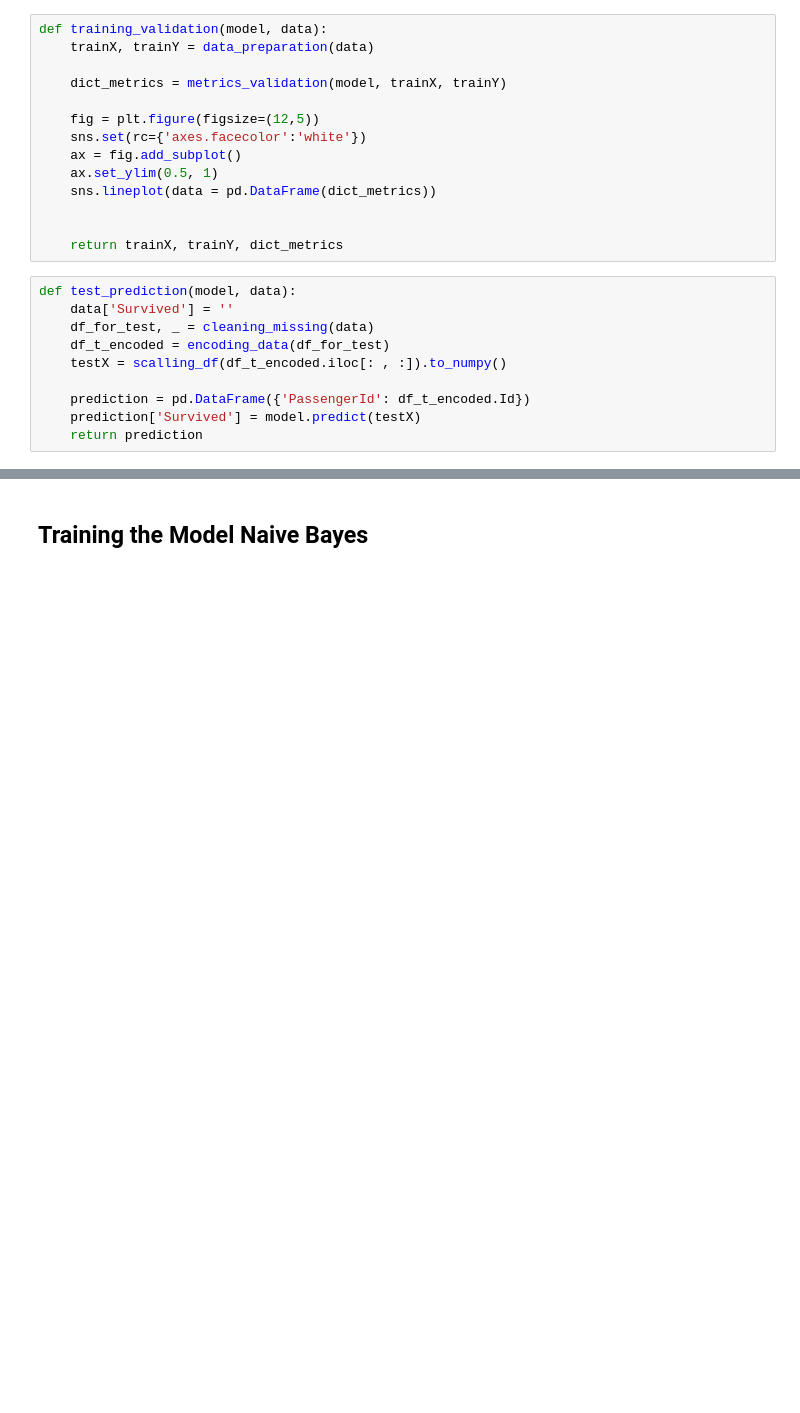
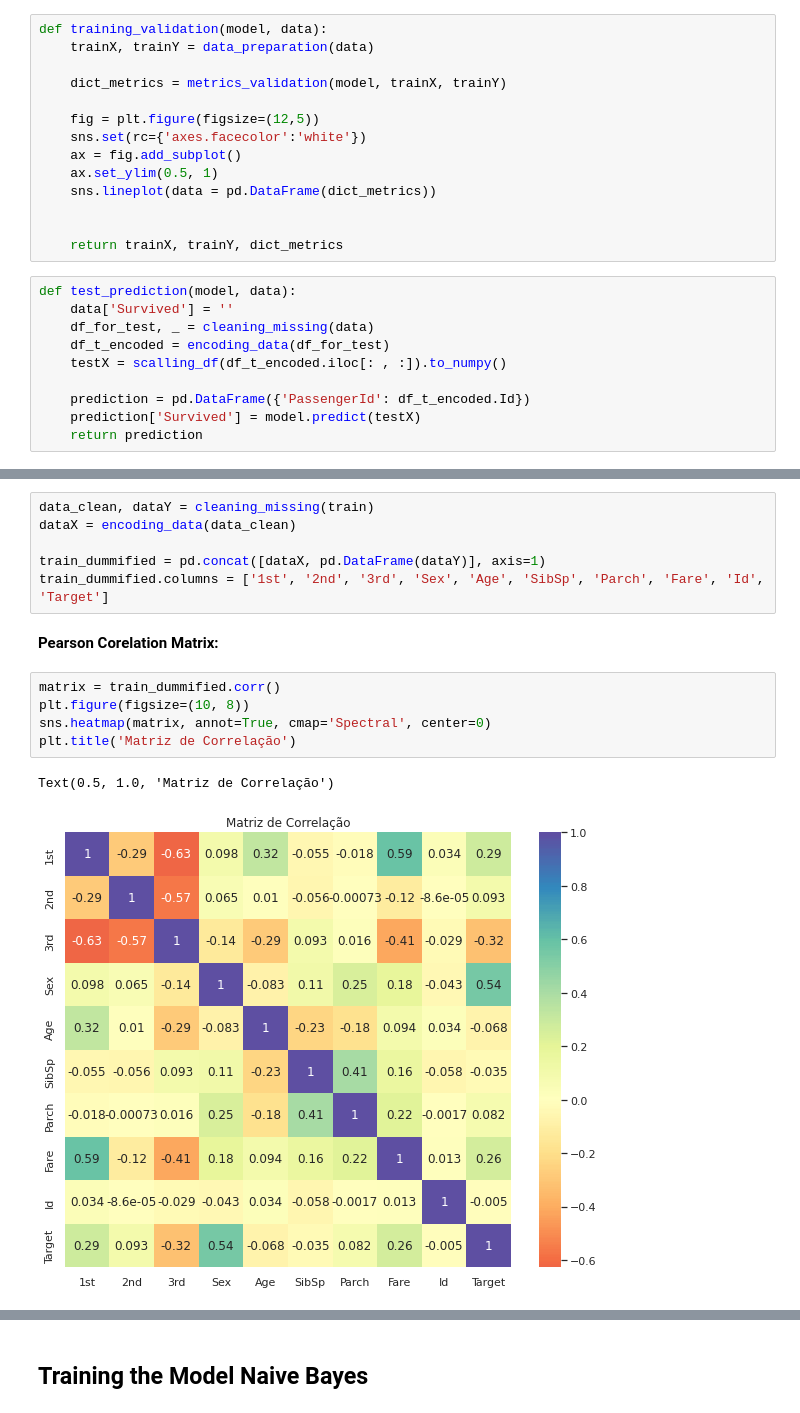
Before and after one commit to glauciapamponet/Titanic-Predicion, a Jupyter notebook: titanic-prediction.ipynb, the cells around one changed output, grey strips where cells are left out. Saved outputs shown, nothing was run; the diff lists cells and outputs as text; blank space fills up the shorter version.

Commit message:
Analysing corelational variables

```diff
--- a/titanic-prediction.ipynb
+++ b/titanic-prediction.ipynb
@@ -237,0 +257,16 @@ def test_prediction(model, data):
+# %%
+data_clean, dataY = cleaning_missing(train)
+dataX = encoding_data(data_clean)
+
+train_dummified = pd.concat([dataX, pd.DataFrame(dataY)], axis=1)
+train_dummified.columns = ['1st', '2nd', '3rd', 'Sex', 'Age', 'SibSp', 'Parch', 'Fare', 'Id', 'Target']
+# %% [markdown]
+**Pearson Corelation Matrix:**
+# %%
+matrix = train_dummified.corr()
+plt.figure(figsize=(10, 8))
+sns.heatmap(matrix, annot=True, cmap='Spectral', center=0)
+plt.title('Matriz de Correlação')
+# %% [output]
+Text(0.5, 1.0, 'Matriz de Correlação')
+[figure, added]
```
Also changed, not shown: parts of 18 cells of this notebook.
